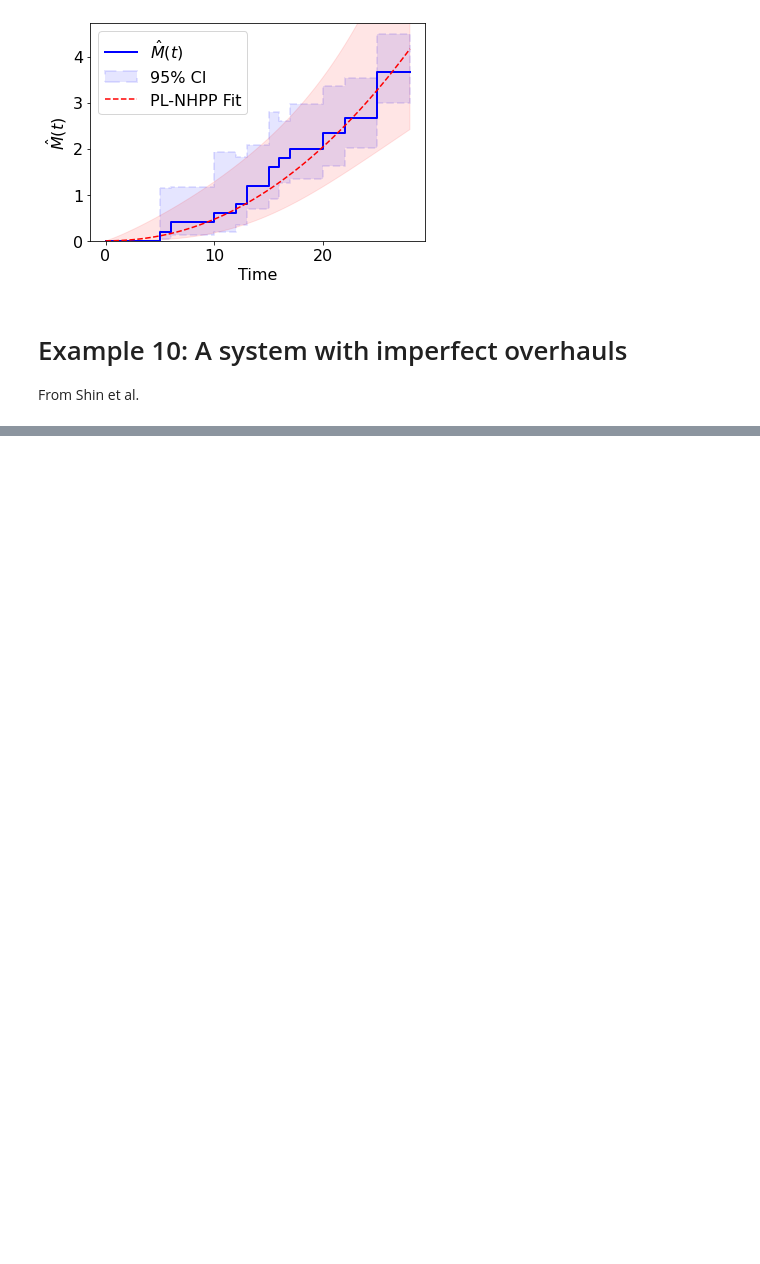
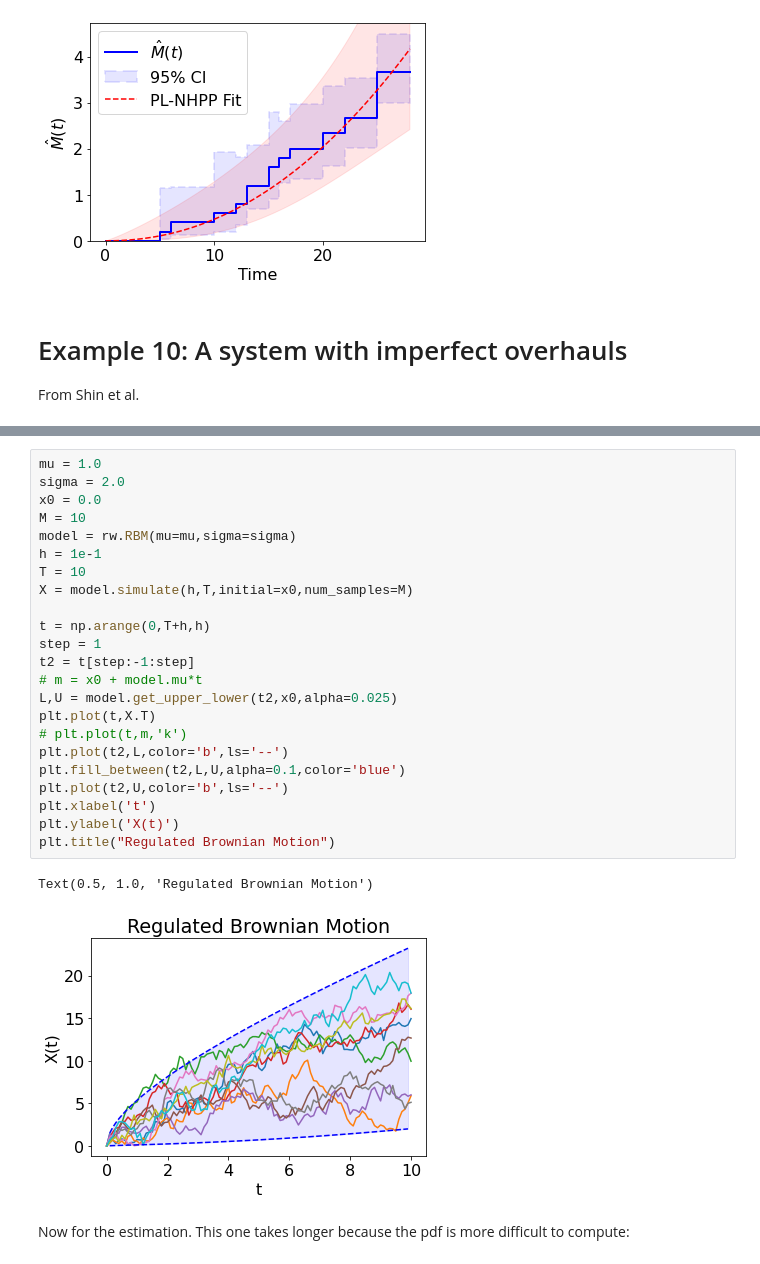
Before and after one commit to cholette/reliability, a Jupyter notebook: Python/reliabilty_and_mle_examples.ipynb, the cells around one changed output, grey strips where cells are left out. Drawn from its saved outputs; the diff is of its cells as text; blank space fills up the shorter version.

```diff
--- a/Python/reliabilty_and_mle_examples.ipynb
+++ b/Python/reliabilty_and_mle_examples.ipynb
@@ -314,0 +356,28 @@ Warning: Confidence intervals cannot be estimated for a single asset
+# %%
+mu = 1.0
+sigma = 2.0
+x0 = 0.0
+M = 10
+model = rw.RBM(mu=mu,sigma=sigma)
+h = 1e-1
+T = 10
+X = model.simulate(h,T,initial=x0,num_samples=M)
+
+t = np.arange(0,T+h,h)
+step = 1
+t2 = t[step:-1:step]
+# m = x0 + model.mu*t
+L,U = model.get_upper_lower(t2,x0,alpha=0.025)
+plt.plot(t,X.T)
+# plt.plot(t,m,'k')
+plt.plot(t2,L,color='b',ls='--')
+plt.fill_between(t2,L,U,alpha=0.1,color='blue')
+plt.plot(t2,U,color='b',ls='--')
+plt.xlabel('t')
+plt.ylabel('X(t)')
+plt.title("Regulated Brownian Motion")
+# %% [output]
+Text(0.5, 1.0, 'Regulated Brownian Motion')
+[figure, added]
+# %% [markdown]
+Now for the estimation. This one takes longer because the pdf is more difficult to compute:
```
Also changed, not shown: parts of 22 cells of this notebook, 8 other files.
